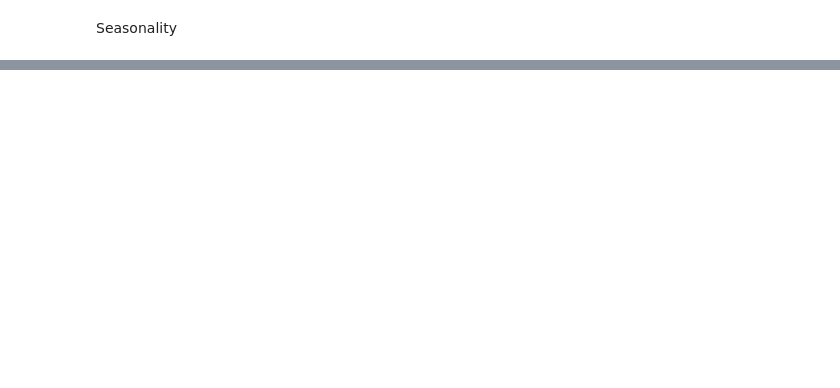
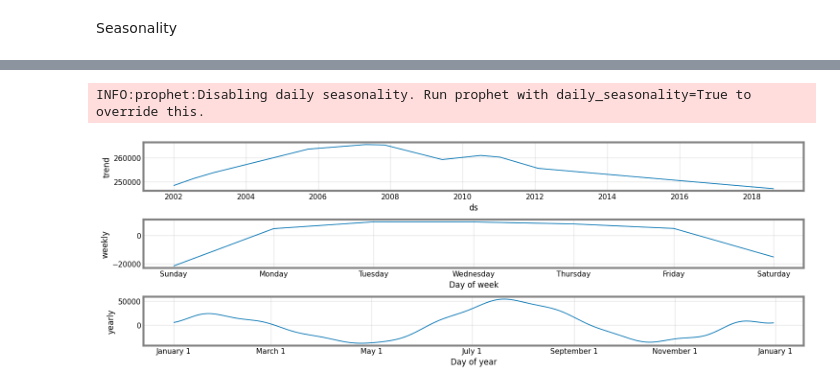
Before and after one commit to Q-types/Projects, a Jupyter notebook: data_science/scripts/prophet.ipynb, the cells around one changed output, grey strips where cells are left out. Saved outputs shown, nothing was run; the diff lists cells and outputs as text; code cells hidden in the pictures; blank space fills up the shorter version.

```diff
--- a/data_science/scripts/prophet.ipynb
+++ b/data_science/scripts/prophet.ipynb
@@ -197,0 +255,9 @@ Seasonality
+# %%
+# we proceed in a similar manner as before
+m = Prophet().fit(xdat)
+future = m.make_future_dataframe(periods = 7, freq = 'D')
+forcast = m.predict(future)
+fig = m.plot_components(forcast, figsize=(CFG.img_dim1, CFG.img_dim2))
+# %% [output]
+INFO:prophet:Disabling daily seasonality. Run prophet with daily_seasonality=True to override this.
+[figure, added]
```
Also changed, not shown: parts of 12 cells of this notebook.
